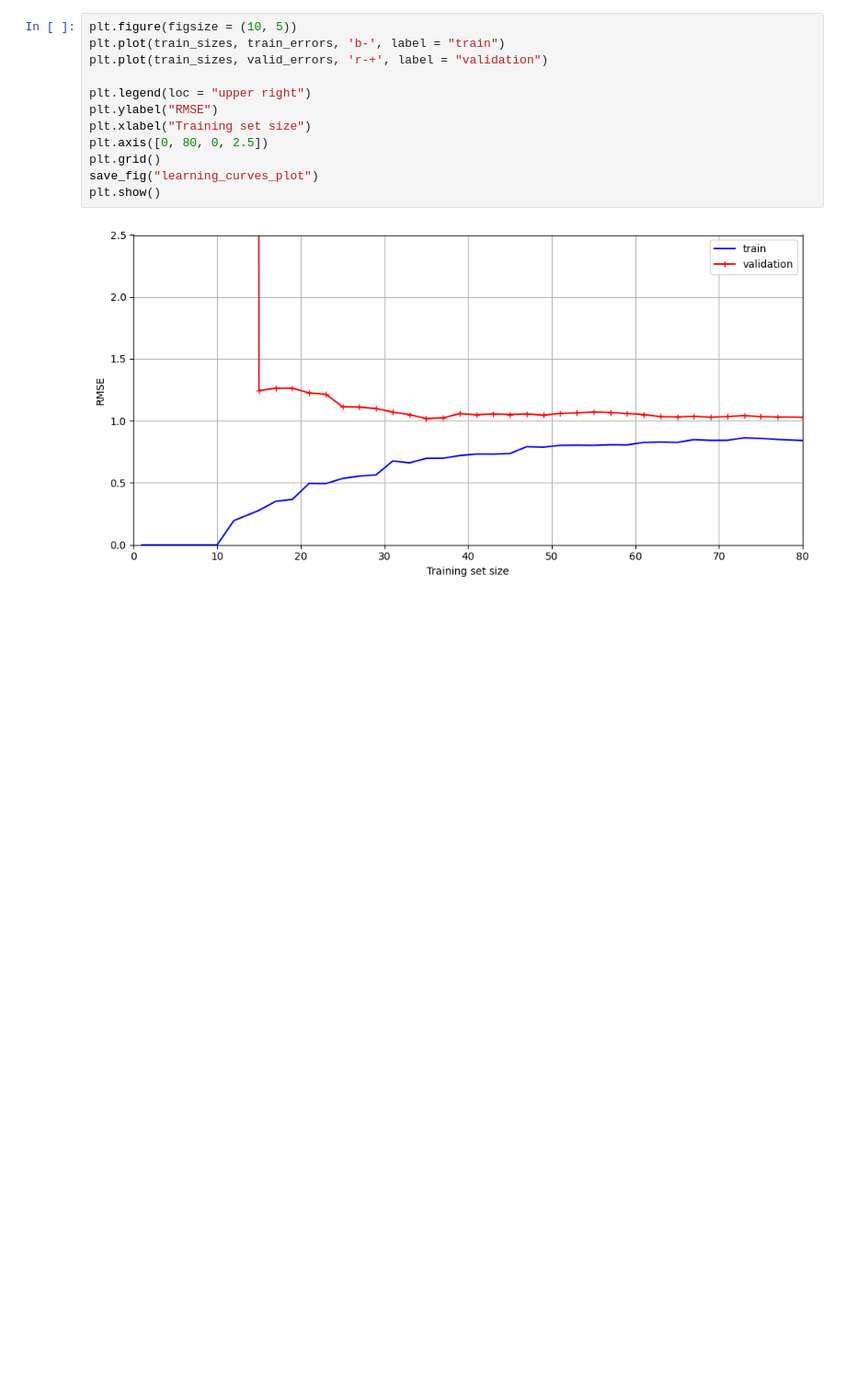
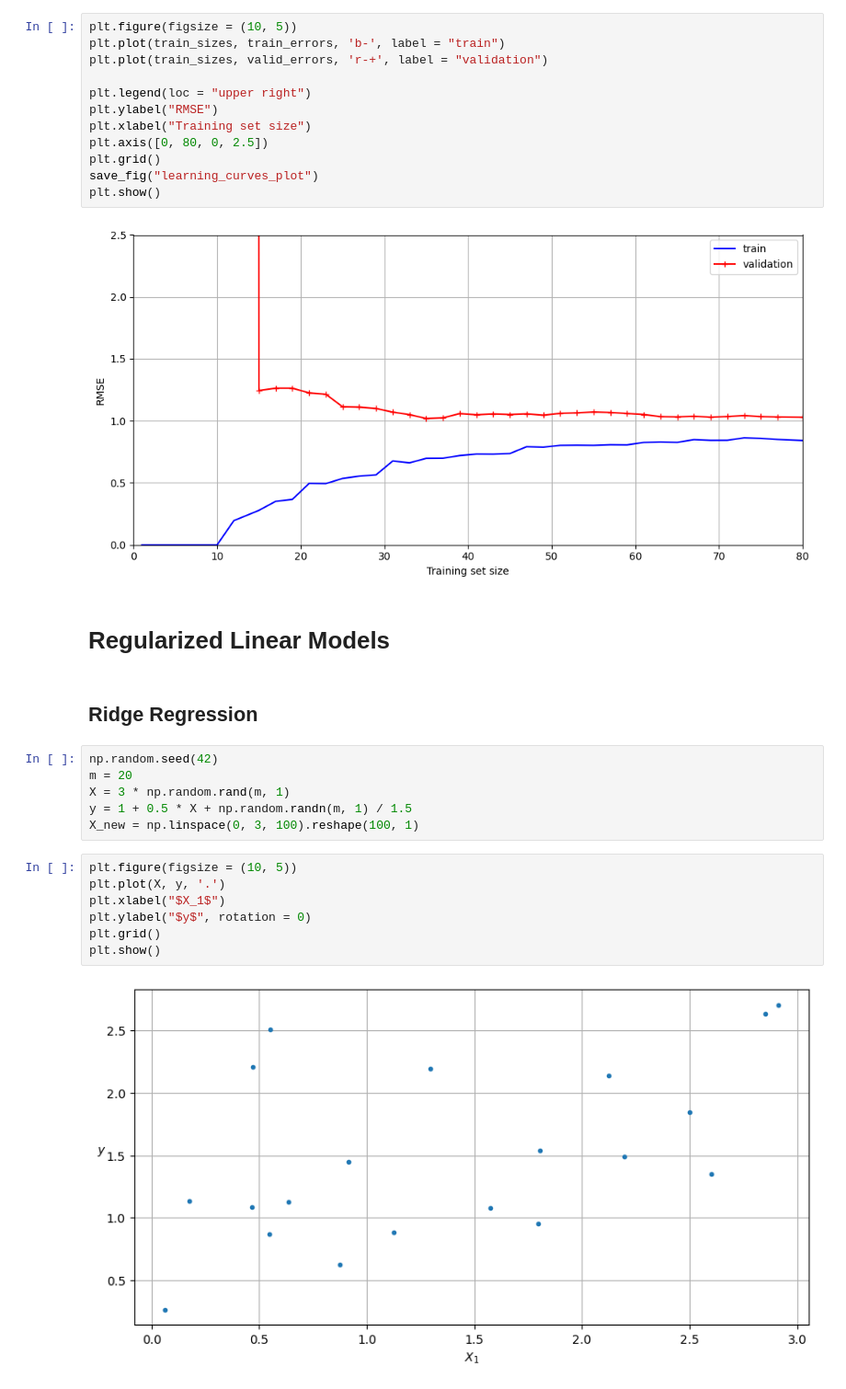
Before and after one commit to Raichi1/Hands-On-Machine-Learning-3rd-Edition, a Jupyter notebook: Chapter-4_Training-Models/code/code.ipynb, the cells around one changed output. Shown: that part at 92% size. Cells and saved outputs as stored; diff of their text form; blank space fills up the shorter version.

Commit message:
Ridge Regression

```diff
--- a/Chapter-4_Training-Models/code/code.ipynb
+++ b/Chapter-4_Training-Models/code/code.ipynb
@@ -483,3 +483,22 @@ save_fig("learning_curves_plot")
 plt.show()
 # %% [output]
 [figure]
+# %% [markdown]
+# Regularized Linear Models
+# %% [markdown]
+## Ridge Regression
+# %%
+np.random.seed(42)
+m = 20
+X = 3 * np.random.rand(m, 1)
+y = 1 + 0.5 * X + np.random.randn(m, 1) / 1.5
+X_new = np.linspace(0, 3, 100).reshape(100, 1)
+# %%
+plt.figure(figsize = (10, 5))
+plt.plot(X, y, '.')
+plt.xlabel("$X_1$")
+plt.ylabel("$y$", rotation = 0)
+plt.grid()
+plt.show()
+# %% [output]
+[figure, added]
```
Also changed, not shown: parts of 2 cells of this notebook.
